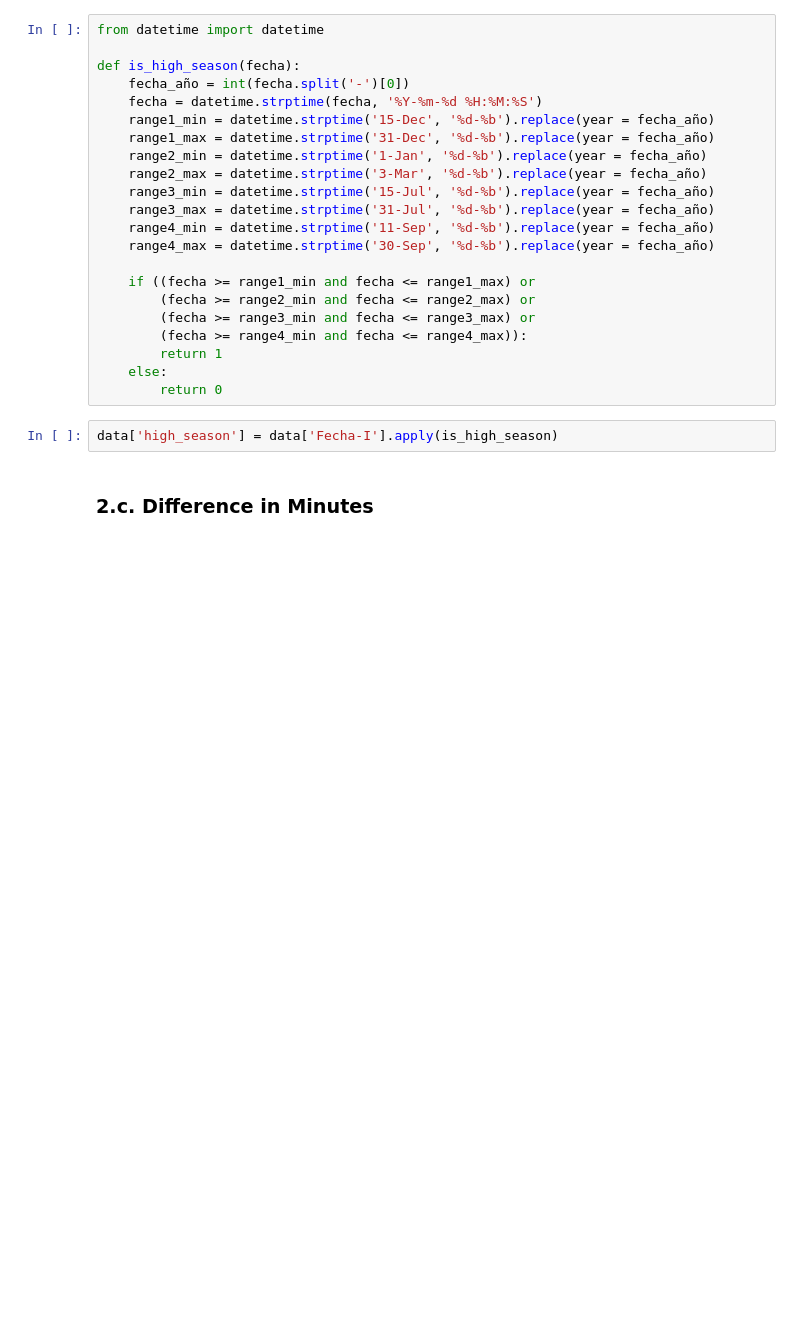
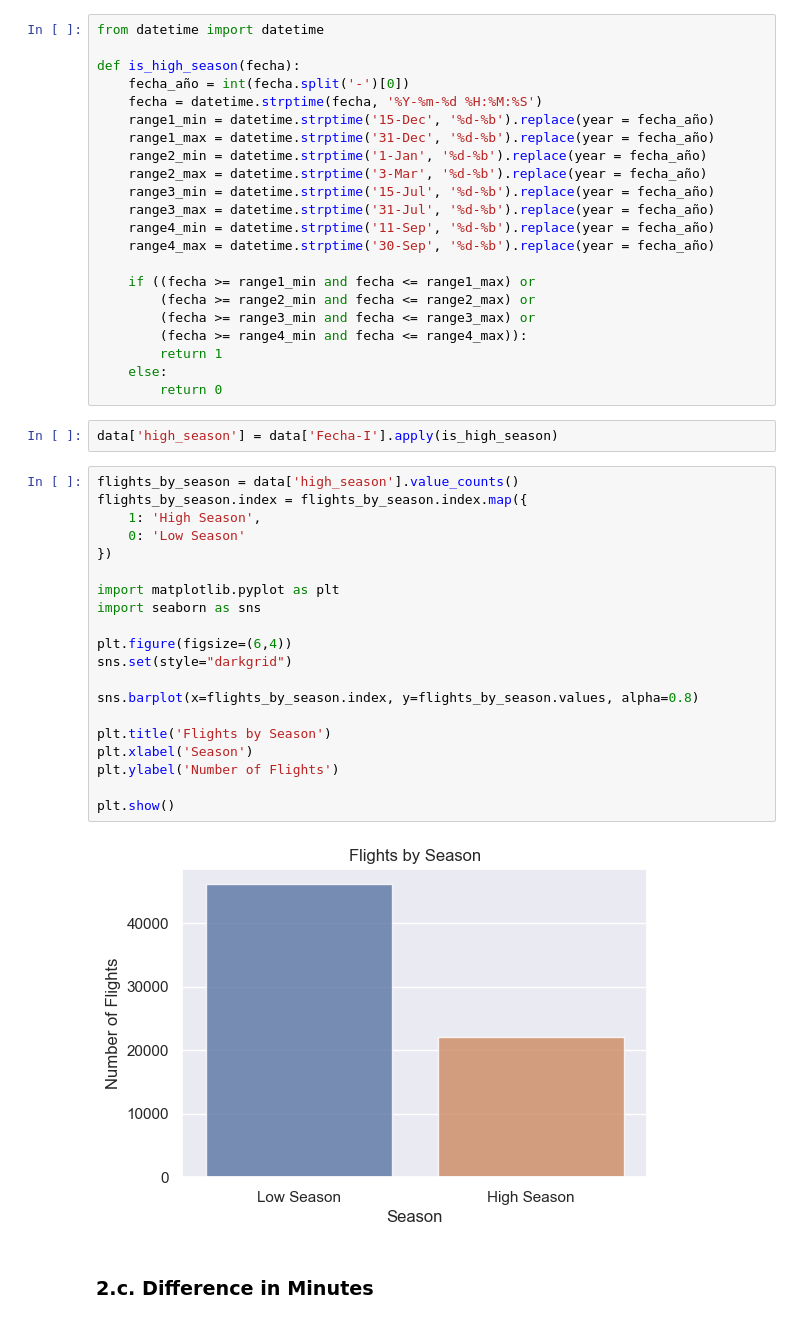
Before and after one commit to afescobar94/Challenge_MLE, a Jupyter notebook: challenge/exploration.ipynb, the cells around one changed output. Cells and saved outputs as stored; diff of their text form; blank space fills up the shorter version.

Commit message:
plot for flights by season was added

```diff
--- a/challenge/exploration.ipynb
+++ b/challenge/exploration.ipynb
@@ -192,6 +192,28 @@ def is_high_season(fecha):
         return 0
 # %%
 data['high_season'] = data['Fecha-I'].apply(is_high_season)
+# %%
+flights_by_season = data['high_season'].value_counts()
+flights_by_season.index = flights_by_season.index.map({
+    1: 'High Season',
+    0: 'Low Season'
+})
+
+import matplotlib.pyplot as plt
+import seaborn as sns
+
+plt.figure(figsize=(6,4))
+sns.set(style="darkgrid")
+
+sns.barplot(x=flights_by_season.index, y=flights_by_season.values, alpha=0.8)
+
+plt.title('Flights by Season')
+plt.xlabel('Season')
+plt.ylabel('Number of Flights')
+
+plt.show()
+# %% [output]
+[figure, added]
 # %% [markdown]
 ### 2.c. Difference in Minutes
 # %%
```
